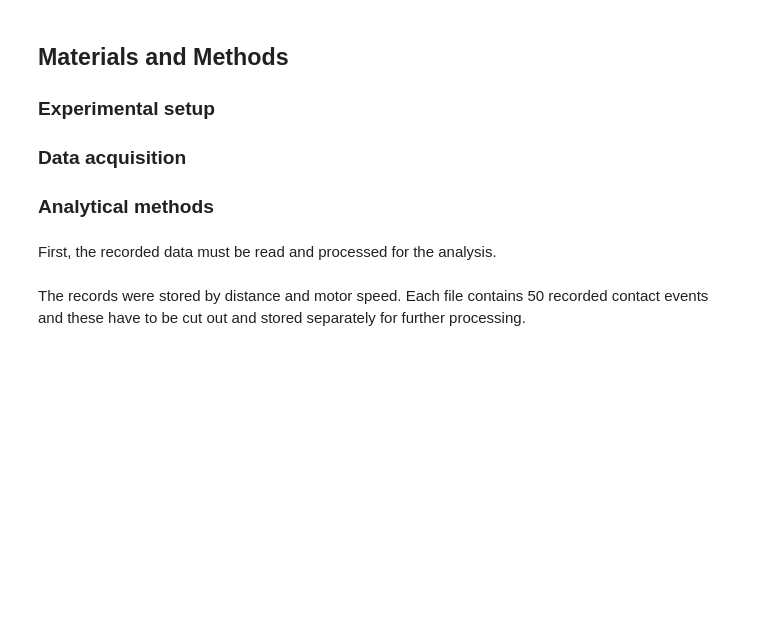
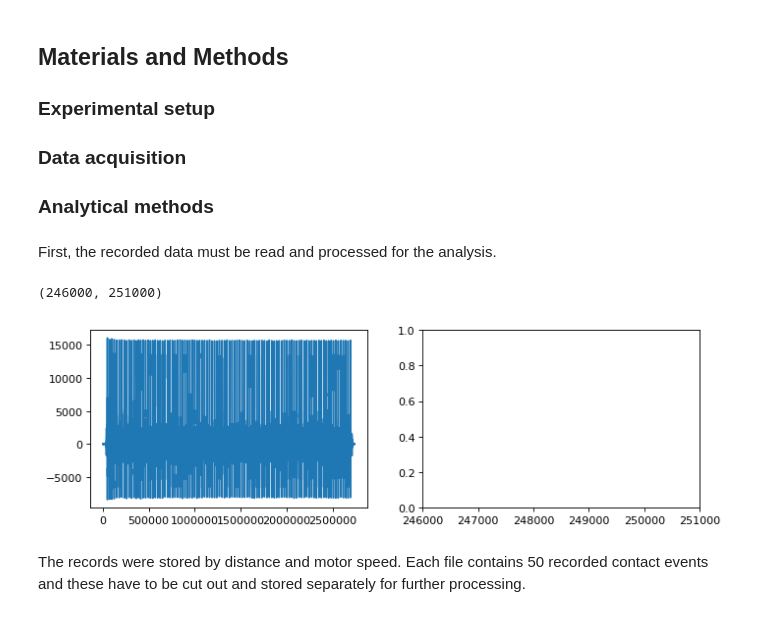
Before and after one commit to LucaHermes/PiezoAntenna, a Jupyter notebook: Piezo Antenna.ipynb, the cells around one changed output. Cells and saved outputs as stored; diff of their text form; code cells hidden in the pictures; blank space fills up the shorter version.

```diff
--- a/Piezo Antenna.ipynb
+++ b/Piezo Antenna.ipynb
@@ -41,35 +41,36 @@ FRAMERATE = 0
 data_dir = 'data'
 files = os.listdir(data_dir)
 rawdata = pd.DataFrame(columns=['record', 'distance', 'speed'])
 
 # search folder for wav files
 id = 0
 for f in files:
     if '.wav' not in f:
         continue
     fs, data = wav.read(os.path.join(data_dir, f))
     FRAMERATE = fs
     # parse integers from filename (distance, speed, material)
     decoded_classes = [ int(s) for s in re.findall(r'-?\d+', f) ]
     rawdata = rawdata.append(dict(
         { 'id'       : id,
           'record'   : data,
           'distance' : decoded_classes[0],
           'speed'    : decoded_classes[1] }), ignore_index=True)
     id += 1
 
 N_CLASSES = len(rawdata)
 rawdata = rawdata.set_index('id', drop=True)
 
 plt.figure(num=None, figsize=(10, 3), dpi=80)
 
-print(len(rawdata['record'][13]))
 plt.subplot(1, 2, 1)
 #plt.xlim((1000000, 2000000))
 plt.plot(rawdata['record'][13])
 plt.subplot(1, 2, 2)
 plt.xlim((246000, 251000))
-rawdata
+# %% [output]
+(246000, 251000)
+[figure, added]
 # %% [markdown]
 The records were stored by distance and motor speed. Each file contains 50 recorded contact events and these have to be cut out and stored separately for further processing.
 # %% [markdown]
```
Also changed, not shown: parts of 8 cells of this notebook.
